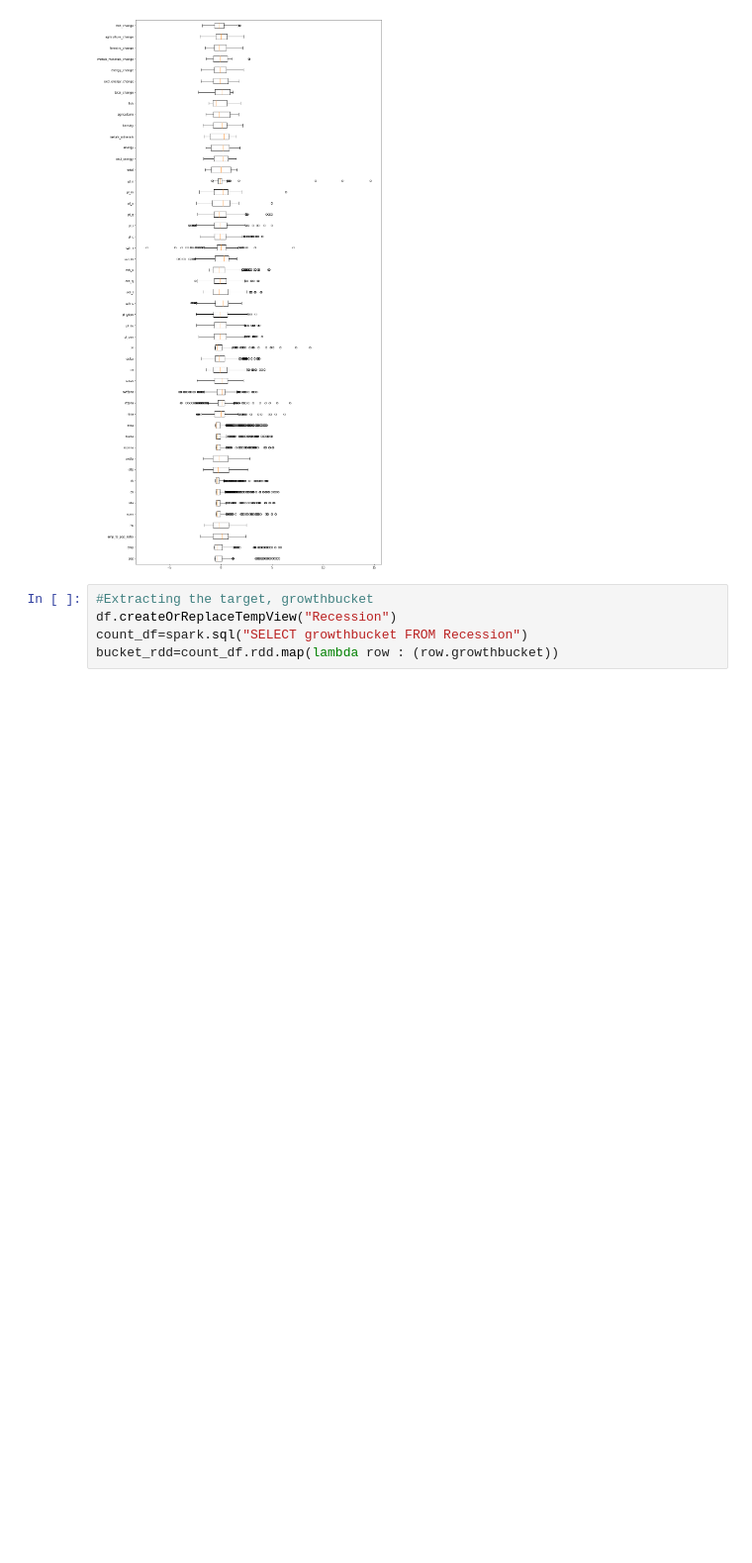
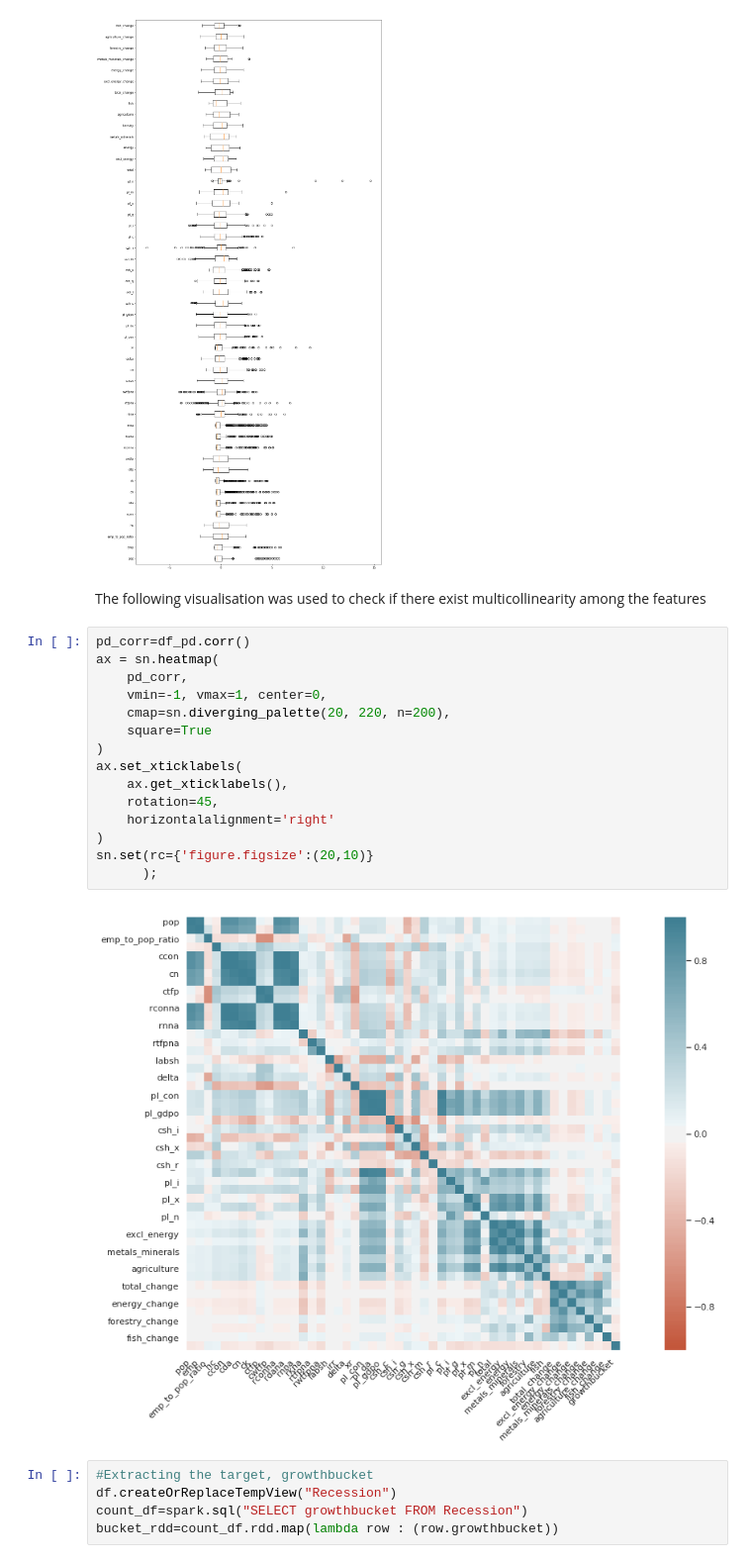
Before and after one commit to EugeneNdamukong/Capstone-project-Advance-data-science-specialisation-, a Jupyter notebook: Capstone project for IBM ADS (1).ipynb, the cells around one changed output. Shown at 99% size. Cells and saved outputs as stored; diff of their text form; blank space fills up the shorter version.

```diff
--- a/Capstone project for IBM ADS (1).ipynb
+++ b/Capstone project for IBM ADS (1).ipynb
@@ -268,6 +272,25 @@ bp = ax.boxplot(data_scaled,labels=bxlabs,showfliers=True,vert=False)
 plt.show()
 # %% [output]
 [figure]
+# %% [markdown]
+The following visualisation was used to check if there exist multicollinearity among the features
+# %%
+pd_corr=df_pd.corr()
+ax = sn.heatmap(
+    pd_corr,
+    vmin=-1, vmax=1, center=0,
+    cmap=sn.diverging_palette(20, 220, n=200),
+    square=True
+)
+ax.set_xticklabels(
+    ax.get_xticklabels(),
+    rotation=45,
+    horizontalalignment='right'
+)
+sn.set(rc={'figure.figsize':(20,10)}
+      );
+# %% [output]
+[figure, added]
 # %%
 #Extracting the target, growthbucket
 df.createOrReplaceTempView("Recession")
```
Also changed, not shown: parts of 37 cells of this notebook.
